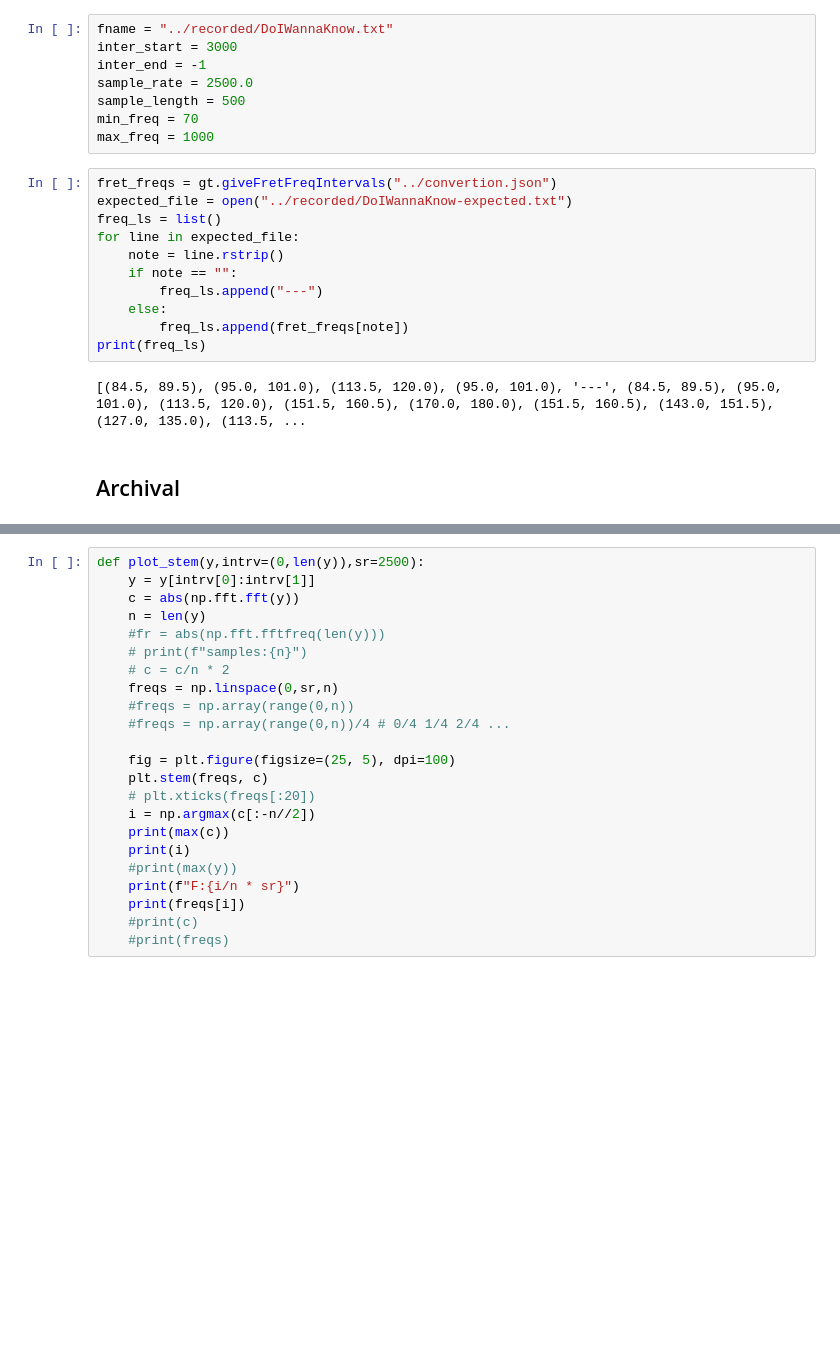
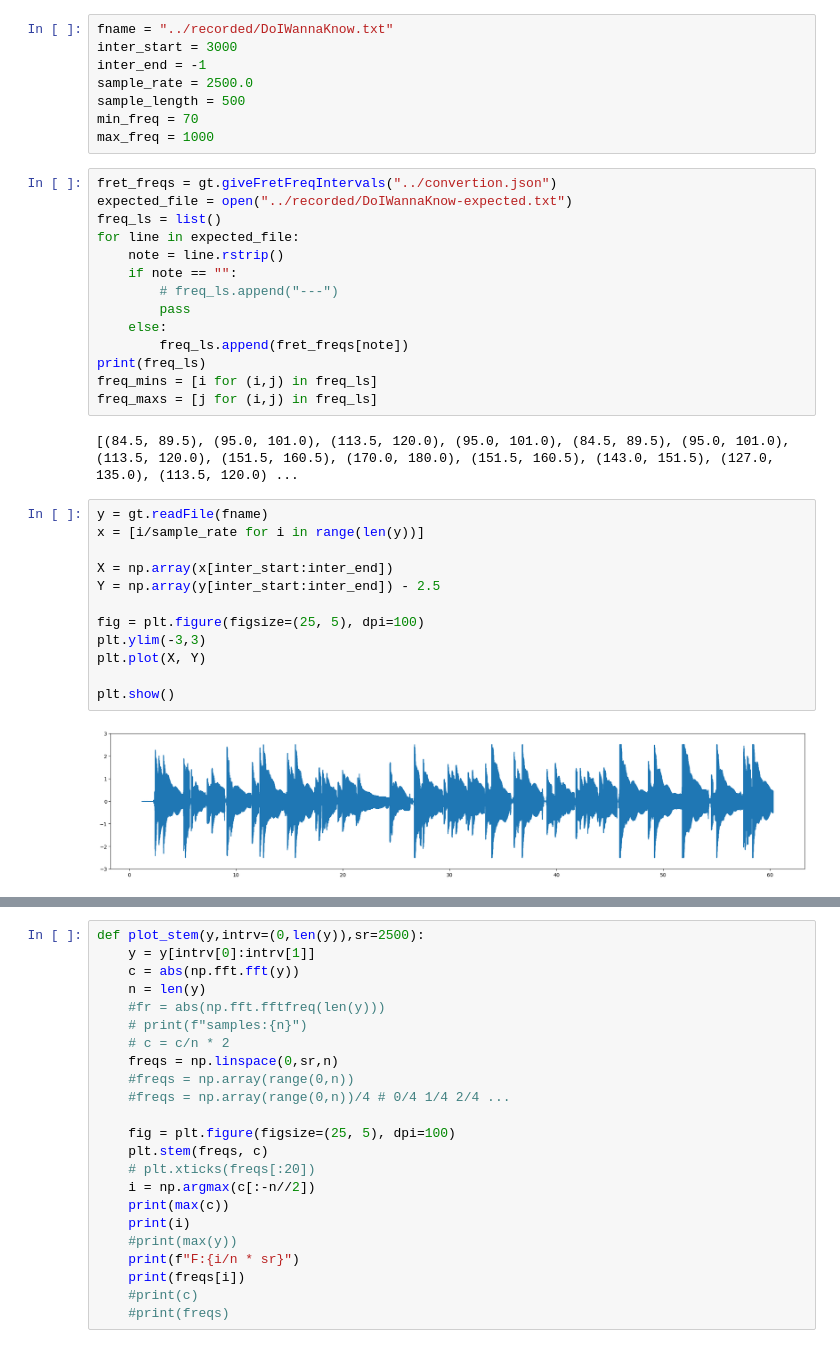
Before and after one commit to KotekKacper/GuitarTrainer, a Jupyter notebook: fft/demo.ipynb, the cells around one changed output, grey strips where cells are left out. Drawn from its saved outputs; the diff is of its cells as text; blank space fills up the shorter version.

```diff
--- a/fft/demo.ipynb
+++ b/fft/demo.ipynb
@@ -161,11 +155,26 @@ freq_ls = list()
 for line in expected_file:
     note = line.rstrip()
     if note == "":
-        freq_ls.append("---")
+        # freq_ls.append("---")
+        pass
     else:
         freq_ls.append(fret_freqs[note])
 print(freq_ls)
+freq_mins = [i for (i,j) in freq_ls]
+freq_maxs = [j for (i,j) in freq_ls]
 # %% [output]
-[(84.5, 89.5), (95.0, 101.0), (113.5, 120.0), (95.0, 101.0), '---', (84.5, 89.5), (95.0, 101.0), (113.5, 120.0), (151.5, 160.5), (170.0, 180.0), (151.5, 160.5), (143.0, 151.5), (127.0, 135.0), (113.5, ...
+[(84.5, 89.5), (95.0, 101.0), (113.5, 120.0), (95.0, 101.0), (84.5, 89.5), (95.0, 101.0), (113.5, 120.0), (151.5, 160.5), (170.0, 180.0), (151.5, 160.5), (143.0, 151.5), (127.0, 135.0), (113.5, 120.0) ...
-# %% [markdown]
-## Archival
+# %%
+y = gt.readFile(fname)
+x = [i/sample_rate for i in range(len(y))]
+
+X = np.array(x[inter_start:inter_end])
+Y = np.array(y[inter_start:inter_end]) - 2.5
+
+fig = plt.figure(figsize=(25, 5), dpi=100)
+plt.ylim(-3,3)
+plt.plot(X, Y)
+
+plt.show()
+# %% [output]
+[figure, added]
```
Also changed, not shown: parts of 2 cells of this notebook, 1 other file.
